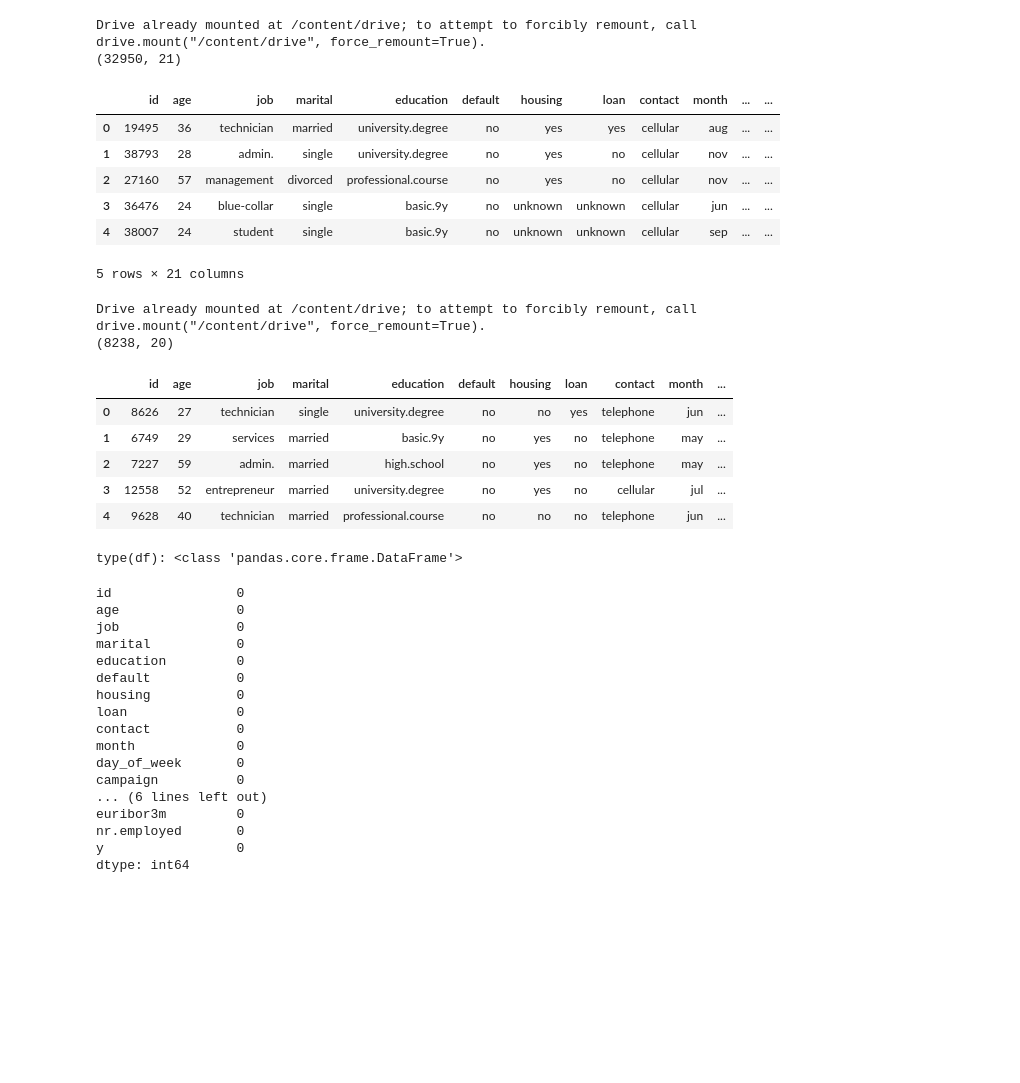
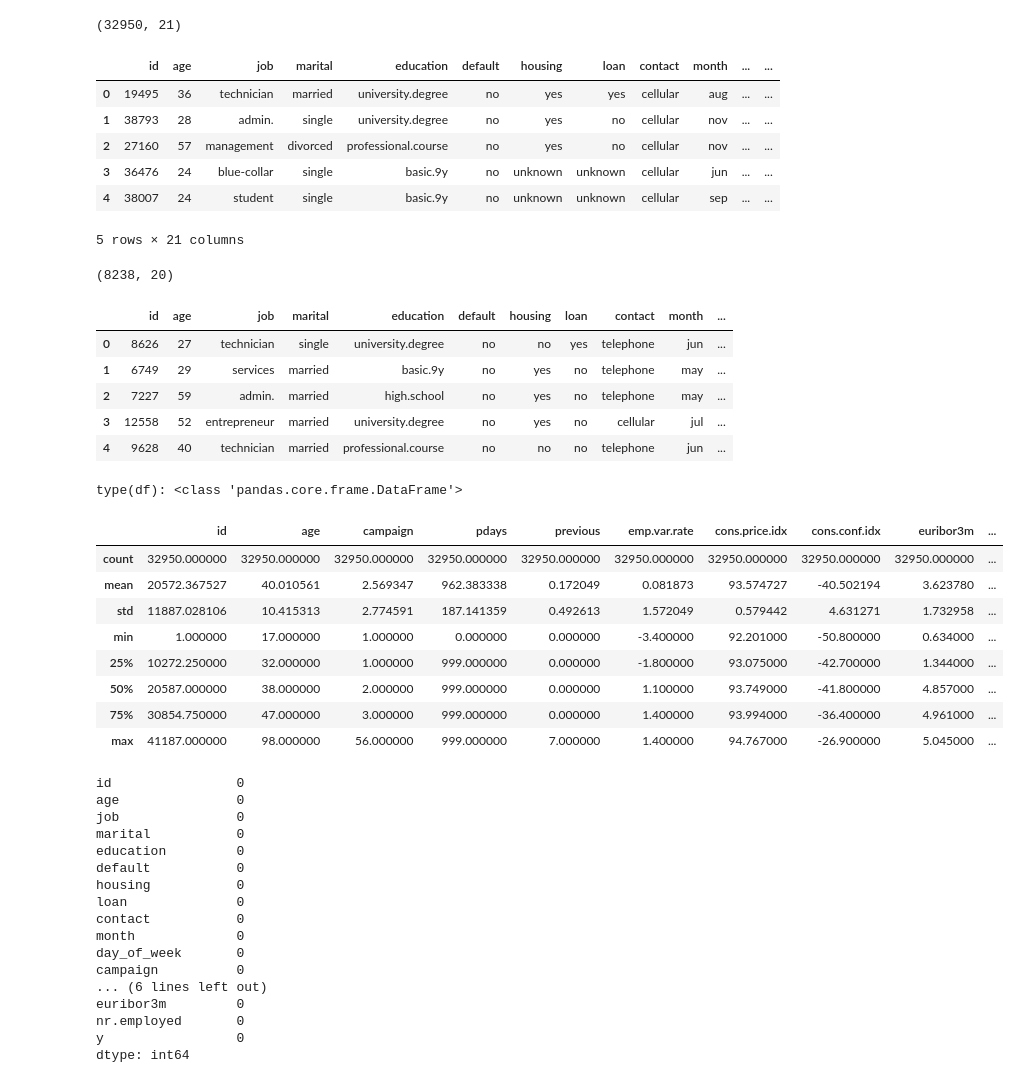
Before and after one commit to ryanghhh/Lecture, a Jupyter notebook: Machine learning/Assignment/code_김량희(252DSN28).ipynb, the cells around one changed output. Saved outputs shown, nothing was run; the diff lists cells and outputs as text; code cells hidden in the pictures; blank space fills up the shorter version.

```diff
--- a/Machine learning/Assignment/code_김량희(252DSN28).ipynb
+++ b/Machine learning/Assignment/code_김량희(252DSN28).ipynb
@@ -10,14 +8,12 @@ from xgboost import XGBClassifier
 # %%
 # train 파일 load
-from google.colab import drive
-drive.mount('/content/drive')
-csv_path = '/content/drive/MyDrive/대학원/머신러닝 수업/머신러닝 과제/train.csv'
+
+csv_path = r"C:\Users\ryang\OneDrive\바탕 화면\대학원\과제\1-1 과제\머신러닝\train.csv"
 
 train_data = pd.read_csv(csv_path)
 print(train_data.shape)
 train_data.head()
 # %% [output]
-Drive already mounted at /content/drive; to attempt to forcibly remount, call drive.mount("/content/drive", force_remount=True).
 (32950, 21)
 |  | id | age | job | marital | education | default | housing | loan | contact | month | ... | ... |
 | 0 | 19495 | 36 | technician | married | university.degree | no | yes | yes | cellular | aug | ... | ... |
@@ -28,15 +24,13 @@ Drive already mounted at /content/drive; to attempt to forcibly remount, call dr
 5 rows × 21 columns
 # %%
 # test 파일 load
-from google.colab import drive
-drive.mount('/content/drive')
-csv_path = '/content/drive/MyDrive/대학원/머신러닝 수업/머신러닝 과제/test.csv'
+
+csv_path = r"C:\Users\ryang\OneDrive\바탕 화면\대학원\과제\1-1 과제\머신러닝\test.csv"
 
 test_data = pd.read_csv(csv_path)
 print(test_data.shape)
 test_data.head()
 # %% [output]
-Drive already mounted at /content/drive; to attempt to forcibly remount, call drive.mount("/content/drive", force_remount=True).
 (8238, 20)
 |  | id | age | job | marital | education | default | housing | loan | contact | month | ... |
 | 0 | 8626 | 27 | technician | single | university.degree | no | no | yes | telephone | jun | ... |
@@ -51,6 +45,18 @@ df = train_data.copy()
 print('type(df):', type(df))
 # %% [output]
 type(df): <class 'pandas.core.frame.DataFrame'>
+# %%
+df.describe()
+# %% [output]
+|  | id | age | campaign | pdays | previous | emp.var.rate | cons.price.idx | cons.conf.idx | euribor3m | ... |
+| count | 32950.000000 | 32950.000000 | 32950.000000 | 32950.000000 | 32950.000000 | 32950.000000 | 32950.000000 | 32950.000000 | 32950.000000 | ... |
+| mean | 20572.367527 | 40.010561 | 2.569347 | 962.383338 | 0.172049 | 0.081873 | 93.574727 | -40.502194 | 3.623780 | ... |
+| std | 11887.028106 | 10.415313 | 2.774591 | 187.141359 | 0.492613 | 1.572049 | 0.579442 | 4.631271 | 1.732958 | ... |
+| min | 1.000000 | 17.000000 | 1.000000 | 0.000000 | 0.000000 | -3.400000 | 92.201000 | -50.800000 | 0.634000 | ... |
+| 25% | 10272.250000 | 32.000000 | 1.000000 | 999.000000 | 0.000000 | -1.800000 | 93.075000 | -42.700000 | 1.344000 | ... |
+| 50% | 20587.000000 | 38.000000 | 2.000000 | 999.000000 | 0.000000 | 1.100000 | 93.749000 | -41.800000 | 4.857000 | ... |
+| 75% | 30854.750000 | 47.000000 | 3.000000 | 999.000000 | 0.000000 | 1.400000 | 93.994000 | -36.400000 | 4.961000 | ... |
+| max | 41187.000000 | 98.000000 | 56.000000 | 999.000000 | 7.000000 | 1.400000 | 94.767000 | -26.900000 | 5.045000 | ... |
 # %%
 #결측치 확인. 있으면 true = 1. 없으면 0
 print(df.isna().sum())
```
Also changed, not shown: parts of 35 cells of this notebook.
